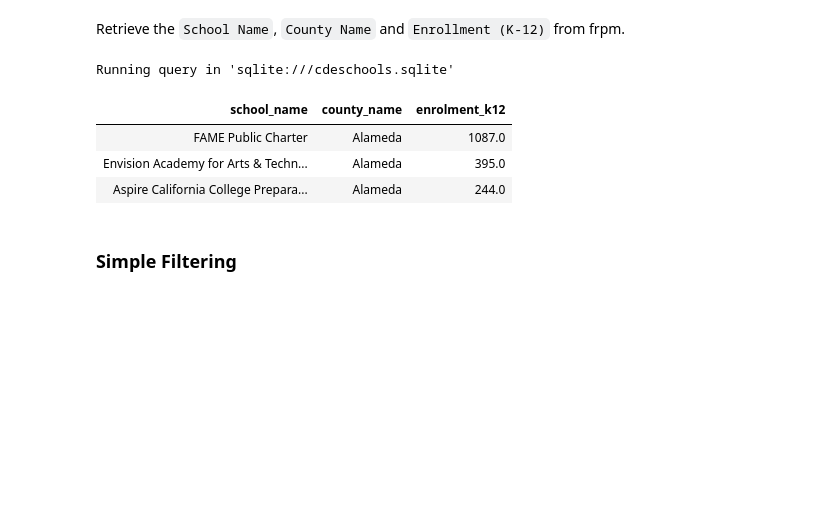
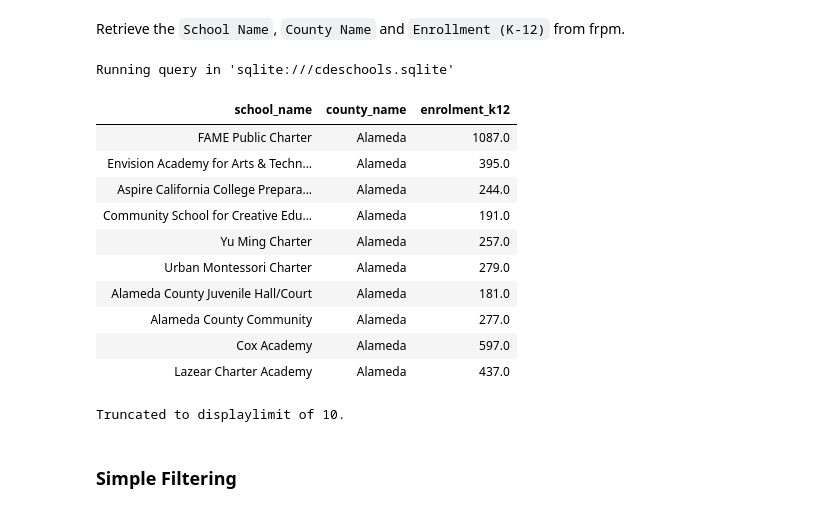
Before and after one commit to pedro-leitao/sql-practice, a Jupyter notebook: practice.ipynb, the cells around one changed output. Drawn from its saved outputs; the diff is of its cells as text; code cells hidden in the pictures; blank space fills up the shorter version.

```diff
--- a/practice.ipynb
+++ b/practice.ipynb
@@ -77,17 +77,24 @@ Retrieve the `School Name`, `County Name` and `Enrollment (K-12)` from frpm.
 # %%
 %%sql
 SELECT
     "School Name" AS school_name,
     "County Name" AS county_name,
     "Enrollment (K-12)" AS enrolment_k12
-FROM frpm
-LIMIT 3;
+FROM frpm;
 # %% [output]
 Running query in 'sqlite:///cdeschools.sqlite'
 | school_name | county_name | enrolment_k12 |
 | FAME Public Charter | Alameda | 1087.0 |
 | Envision Academy for Arts & Techn... | Alameda | 395.0 |
 | Aspire California College Prepara... | Alameda | 244.0 |
+| Community School for Creative Edu... | Alameda | 191.0 |
+| Yu Ming Charter | Alameda | 257.0 |
+| Urban Montessori Charter | Alameda | 279.0 |
+| Alameda County Juvenile Hall/Court | Alameda | 181.0 |
+| Alameda County Community | Alameda | 277.0 |
+| Cox Academy | Alameda | 597.0 |
+| Lazear Charter Academy | Alameda | 437.0 |
+Truncated to displaylimit of 10.
 # %% [markdown]
 ### Simple Filtering
 # %% [markdown]
```
Also changed, not shown: parts of 30 cells of this notebook.
